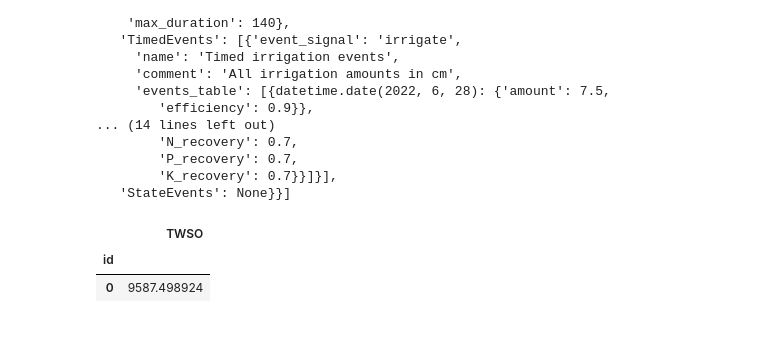
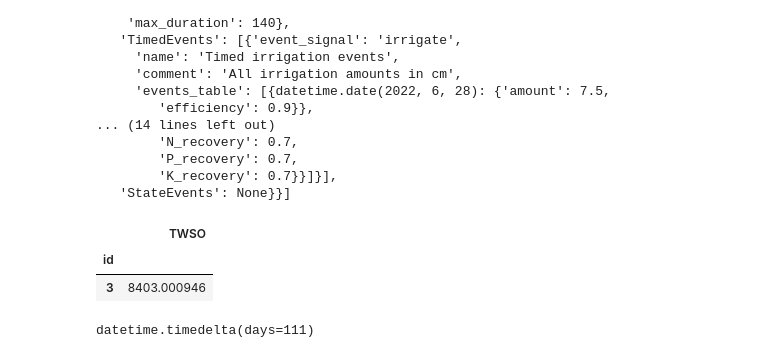
Before and after one commit to cleanhun13/myWofost, a Jupyter notebook: Wofost_opt.ipynb, the cells around one changed output. Saved outputs shown, nothing was run; the diff lists cells and outputs as text; code cells hidden in the pictures.

```diff
--- a/Wofost_opt.ipynb
+++ b/Wofost_opt.ipynb
@@ -143,7 +150,7 @@ agro
 parameters_name = ["SLATB001", "SLATB003", "SPAN", "EFFTB003", "TMNFTB003", "CVO", "FLTB003", "TDWI", "CVS",
                        "NCRIT_FR", "EFFTB001", "KDIFTB003", "AMAXTB001"]
 # %%
-param_df = pd.read_csv(os.path.join(data_dir, "opt", "opt1", "opt_ZDN180_NWLP_result.csv"), index_col=0)
+param_df = pd.read_csv(os.path.join(data_dir, "opt", "optNWLP", "opt_ZDN180_NWLP_result0.csv"), index_col=0)
 param_df.sort_values(by=['rmse'], ascending=True, inplace=True)
 # param_df = param_df[param_df['rmse'] < 0.31]
 # %%
@@ -154,7 +172,7 @@ sited = WOFOST80SiteDataProvider(WAV=18, NAVAILI=20.5, PAVAILI=50.0, KAVAILI=250
 parameters = ParameterProvider(cropdata=cropd, soildata=soild, sitedata=sited)
 # %%
 # 管理文件数据
-
+## ZD idx = 3, 20.5 60
 rows, _ = param_df.shape
 df_dict = dict()
 for nn in [90, 180]:
@@ -162,7 +180,7 @@ for nn in [90, 180]:
     modelrerunner = None
     modelrerunner = ModelRerunner(parameters, wdp, agro)
     twso_list = list()
-    for i in tqdm([0]):
+    for i in tqdm([3]):
         p_value = dict()
         for each in parameters_name:
             p_value[each] = param_df.iloc[i][each]
@@ -175,9 +193,13 @@ for nn in [90, 180]:
     # print(result[0])
 # print(modelrerunner.summary[0])
 # %%
-df_dict["180"]
+df_dict["90"]
 # %% [output]
 |  | TWSO |
 | id |  |
-| 0 | 9587.498924 |
+| 3 | 8403.000946 |
+# %%
+result[1][0]["DOM"] - result[1][0]["DOS"]
+# %% [output]
+datetime.timedelta(days=111)
 # %%
```
Also changed, not shown: parts of 21 cells of this notebook, 20 other files.
